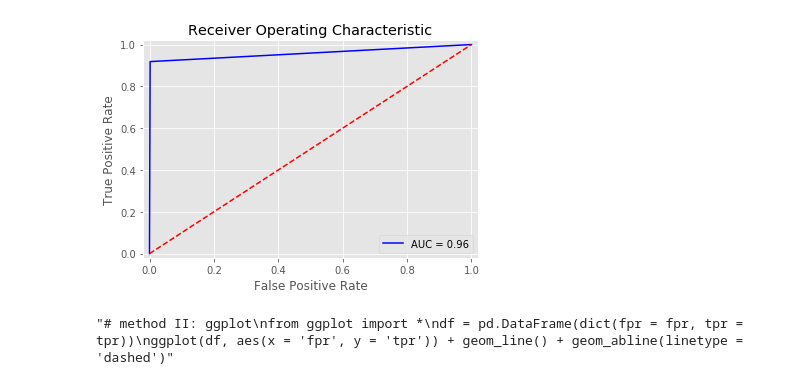
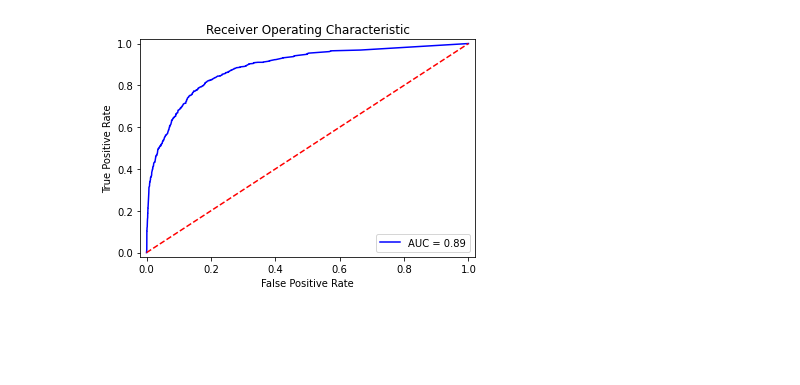
Before and after one commit to georgeshi-hub/MIMIC-TBI, a Jupyter notebook: TBI_ML.ipynb, the cells around one changed output. Cells and saved outputs as stored; diff of their text form; code cells hidden in the pictures; blank space fills up the shorter version.

```diff
--- a/TBI_ML.ipynb
+++ b/TBI_ML.ipynb
@@ -111,0 +115,10 @@ max      306.000000     15.000000    1216.000000              1.000000
+# %%
+#remove negative delay rows which may be caused by typo
+data_TBI_ML.drop(data_TBI_ML[data_TBI_ML.chartdelayhrs <0].index, inplace=True)
+#remove entries that have age >120 years old
+data_TBI_ML.drop(data_TBI_ML[data_TBI_ML.age > 120].index, inplace=True)
+
+
+fig = px.strip(data_TBI_ML.groupby(['hadm_id']).aggregate({'gender':'min', 'age':'min','gcs':'mean'}),
+                 x="age", y="gcs", facet_col="gender", color = "gender")
+fig.show()
@@ -111,0 +127,7 @@ max      306.000000     15.000000    1216.000000              1.000000
+# %%
+
+#we also drop chart delay outliers of >200hrs
+data_TBI_ML.drop(data_TBI_ML.loc[data_TBI_ML['chartdelayhrs']>200].index, inplace=True)
+demographic = data_TBI_ML.groupby(['hadm_id']).aggregate({'chartdelayhrs':'mean', 'gender':'min'})
+fig = px.box(demographic,x = 'gender', y="chartdelayhrs", color='gender')
+fig.show()
@@ -111,0 +136,4 @@ max      306.000000     15.000000    1216.000000              1.000000
+# %%
+#drop hadm_id, diagnosis and icd9 before going for machine learning
+data_TBI_ML.drop(columns = ['diagnosis', 'hadm_id', 'icd9_code'], inplace = True)
+data_TBI_ML.head()
@@ -133,6 +182,6 @@ data_TBI_ML.drop(test.index, inplace=True)
 # %%
 # Remove rows with missing target, separate target from predictors
-
+from sklearn.model_selection import train_test_split
 X=data_TBI_ML
 y = X.hospital_expire_flag
 X.drop(['hospital_expire_flag'], axis=1, inplace=True)
@@ -140,13 +189,3 @@ X.drop(['hospital_expire_flag'], axis=1, inplace=True)
 # Break off validation set from training data
 X_train, X_valid, y_train, y_valid = train_test_split(X, y, train_size=0.7, test_size=0.3,
                                                       random_state=0)
-
-#add unique set to the top of training set
-
-yu = data_unique.hospital_expire_flag
-data_unique.drop(['hospital_expire_flag'], axis=1, inplace=True)
-
-X_train = pd.concat([data_unique, X_train])
-y_train = pd.concat([yu, y_train])
-#X_train.head()
-#X_valid.head()
@@ -308,34 +327,26 @@ Feature: icd9_code,      Score: 0.23134
 # %%
 import scikitplot as skplt
 import matplotlib.pyplot as plt
 
 
 
 import sklearn.metrics as metrics
 # calculate the fpr and tpr for all thresholds of the classification
-#probs = preds
-#preds = probs[:,1]
-fpr, tpr, threshold = metrics.roc_curve(y_valid, preds.round())
+y_score = model.predict_proba(imputed_X_valid)[:, 1]
+fpr, tpr, threshold = metrics.roc_curve(y_valid, y_score)
 roc_auc = metrics.auc(fpr, tpr)
 
 
 # method I: plt
 import matplotlib.pyplot as plt
 plt.title('Receiver Operating Characteristic')
 plt.plot(fpr, tpr, 'b', label = 'AUC = %0.2f' % roc_auc)
 plt.legend(loc = 'lower right')
 plt.plot([0, 1], [0, 1],'r--')
 plt.xlim([-0.02, 1.02])
 plt.ylim([-0.02, 1.02])
 plt.ylabel('True Positive Rate')
 plt.xlabel('False Positive Rate')
 plt.show()
-
-
-'''# method II: ggplot
-from ggplot import *
-df = pd.DataFrame(dict(fpr = fpr, tpr = tpr))
-ggplot(df, aes(x = 'fpr', y = 'tpr')) + geom_line() + geom_abline(linetype = 'dashed')'''
 # %% [output]
-[figure, old version]
+[figure, new version]
-"# method II: ggplot\nfrom ggplot import *\ndf = pd.DataFrame(dict(fpr = fpr, tpr = tpr))\nggplot(df, aes(x = 'fpr', y = 'tpr')) + geom_line() + geom_abline(linetype = 'dashed')"
```
Also changed, not shown: parts of 30 cells of this notebook.
